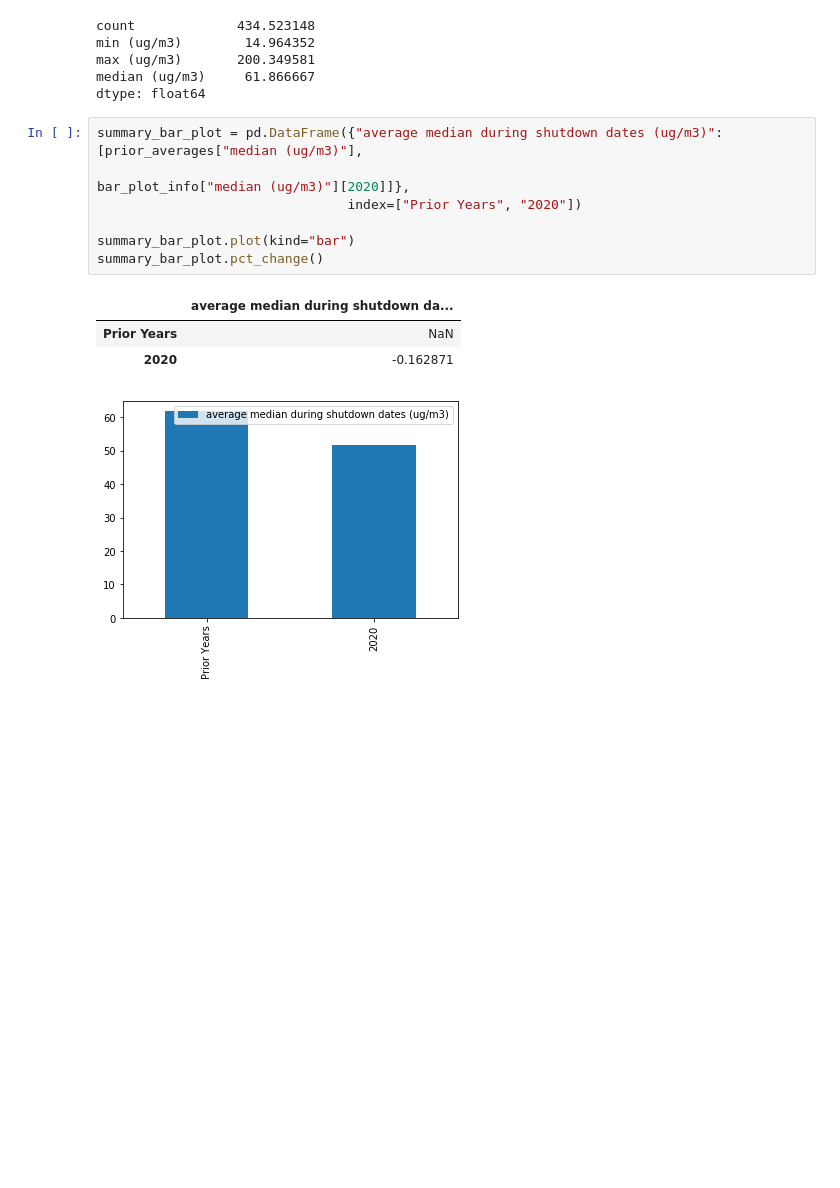
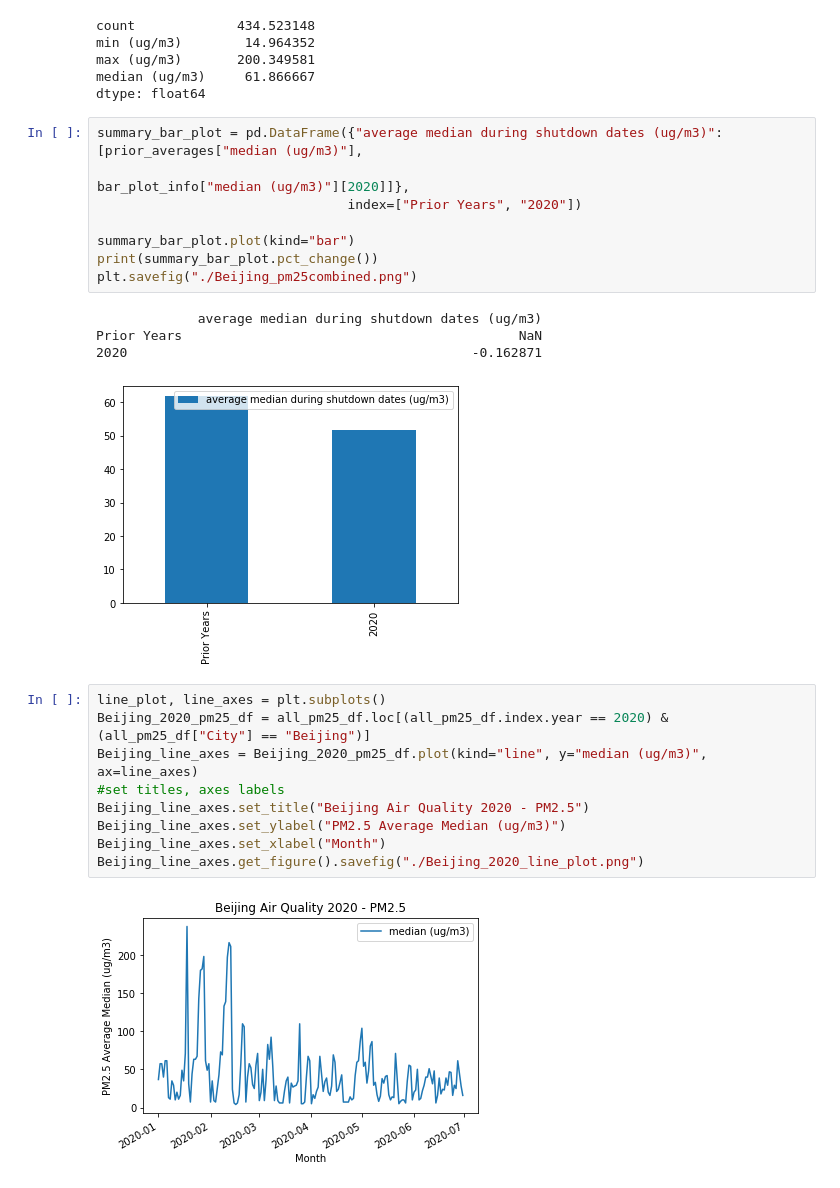
Before and after one commit to markwsutton/AirQualityProject, a Jupyter notebook: Beijing_AQI_Analysis.ipynb, the cells around one changed output. Cells and saved outputs as stored; diff of their text form; blank space fills up the shorter version.

```diff
--- a/Beijing_AQI_Analysis.ipynb
+++ b/Beijing_AQI_Analysis.ipynb
@@ -160,9 +161,21 @@ summary_bar_plot = pd.DataFrame({"average median during shutdown dates (ug/m3)":
                                 index=["Prior Years", "2020"])
 
 summary_bar_plot.plot(kind="bar")
-summary_bar_plot.pct_change()
+print(summary_bar_plot.pct_change())
+plt.savefig("./Beijing_pm25combined.png")
 # %% [output]
-|  | average median during shutdown da... |
-| Prior Years | NaN |
-| 2020 | -0.162871 |
+             average median during shutdown dates (ug/m3)
+Prior Years                                           NaN
+2020                                            -0.162871
 [figure]
+# %%
+line_plot, line_axes = plt.subplots()
+Beijing_2020_pm25_df = all_pm25_df.loc[(all_pm25_df.index.year == 2020) & (all_pm25_df["City"] == "Beijing")]
+Beijing_line_axes = Beijing_2020_pm25_df.plot(kind="line", y="median (ug/m3)", ax=line_axes)
+#set titles, axes labels
+Beijing_line_axes.set_title("Beijing Air Quality 2020 - PM2.5")
+Beijing_line_axes.set_ylabel("PM2.5 Average Median (ug/m3)")
+Beijing_line_axes.set_xlabel("Month")
+Beijing_line_axes.get_figure().savefig("./Beijing_2020_line_plot.png")
+# %% [output]
+[figure, added]
```
Also changed, not shown: parts of 7 cells of this notebook, 2 other files.
